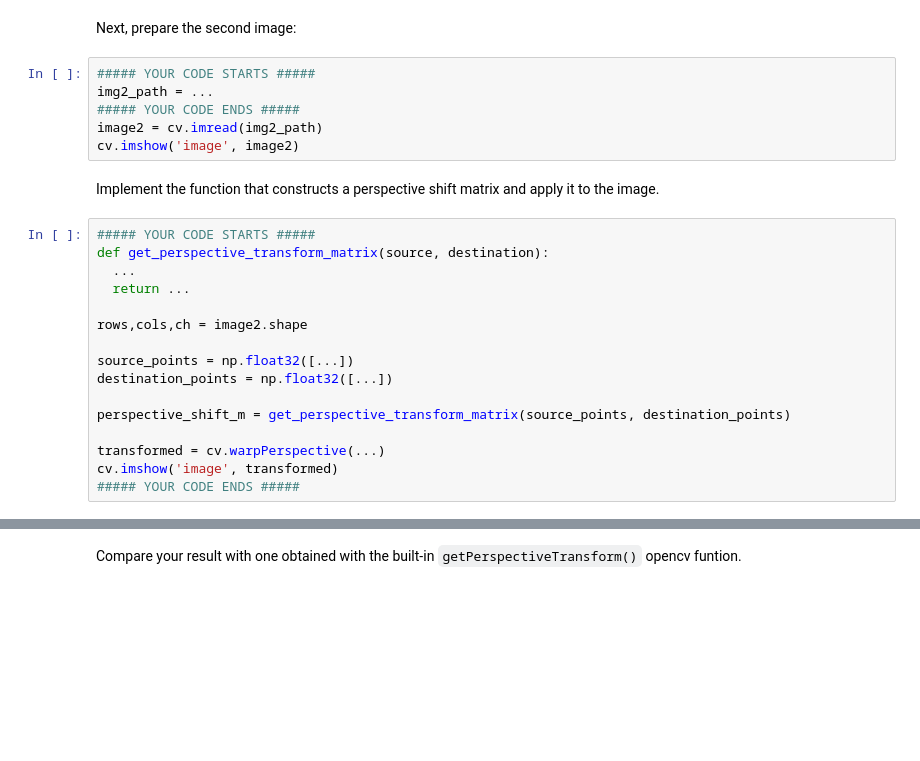
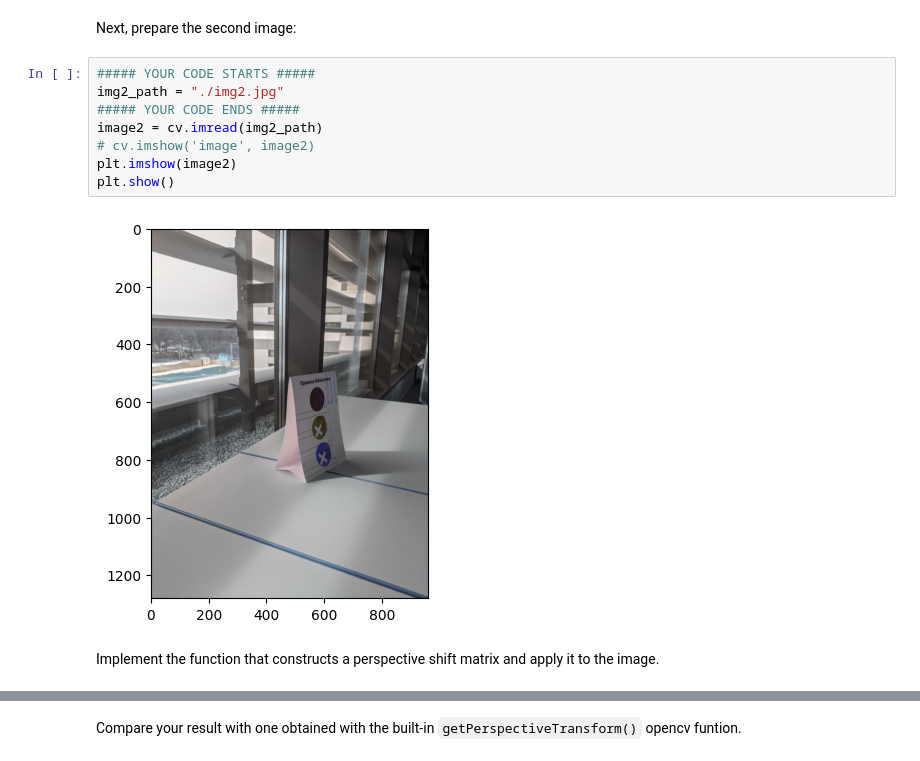
Before and after one commit to DanyaBykov/LA_Lab1, a Jupyter notebook: LA_Lab_1_template_2025.ipynb, the cells around one changed output, grey strips where cells are left out. Drawn from its saved outputs; the diff is of its cells as text; blank space fills up the shorter version.

```diff
--- a/LA_Lab_1_template_2025.ipynb
+++ b/LA_Lab_1_template_2025.ipynb
@@ -500,25 +533,13 @@ First, start from explaining how to move from the equations for $u_i$ and $v_i$
 Next, prepare the second image:
 # %%
 ##### YOUR CODE STARTS #####
-img2_path = ...
+img2_path = "./img2.jpg"
 ##### YOUR CODE ENDS #####
 image2 = cv.imread(img2_path)
-cv.imshow('image', image2)
+# cv.imshow('image', image2)
+plt.imshow(image2)
+plt.show()
+# %% [output]
+[figure, added]
 # %% [markdown]
 Implement the function that constructs a perspective shift matrix and apply it to the image.
-# %%
-##### YOUR CODE STARTS #####
-def get_perspective_transform_matrix(source, destination):
-  ...
-  return ...
-
-rows,cols,ch = image2.shape
-
-source_points = np.float32([...])
-destination_points = np.float32([...])
-
-perspective_shift_m = get_perspective_transform_matrix(source_points, destination_points)
-
-transformed = cv.warpPerspective(...)
-cv.imshow('image', transformed)
-##### YOUR CODE ENDS #####
```
Also changed, not shown: parts of 10 cells of this notebook.
